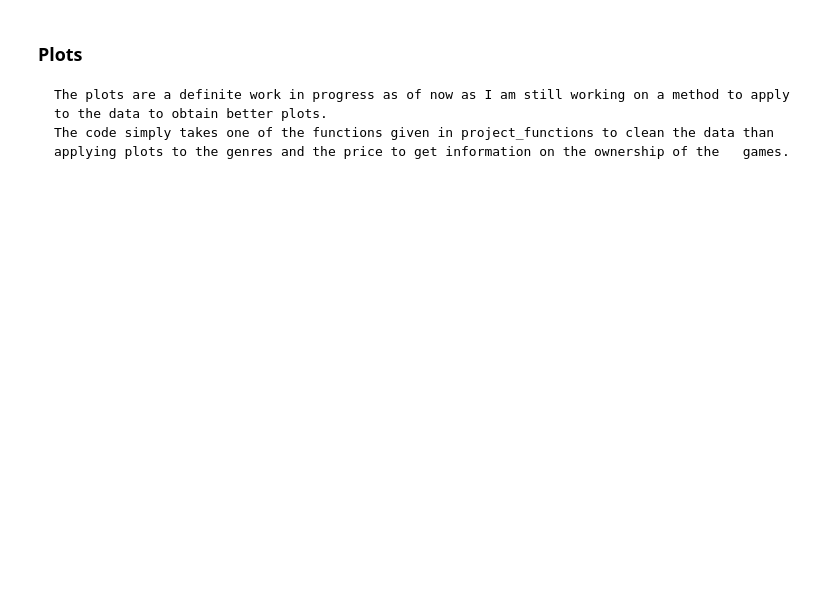
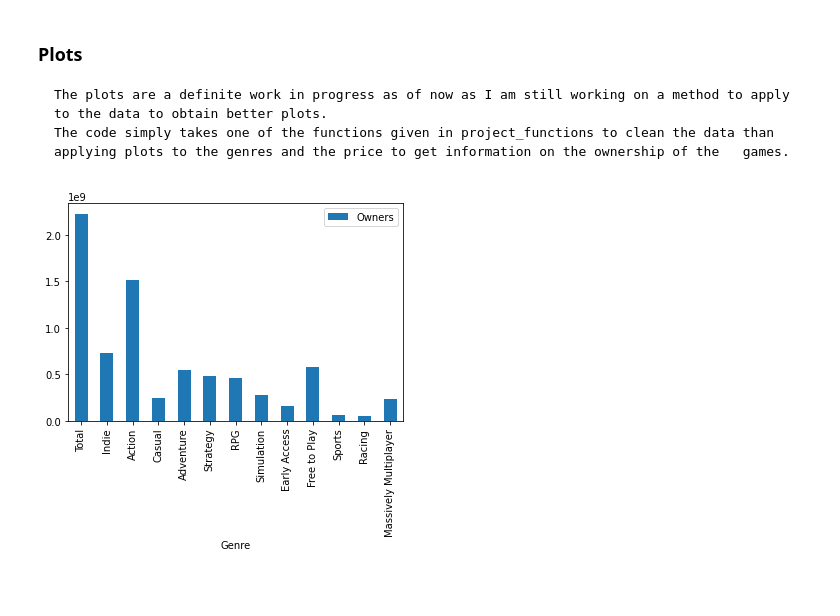
Before and after one commit to bengy124/Data-301-Final-Project, a Jupyter notebook: analysis/Cawston/Milestone2.ipynb, the cells around one changed output. Cells and saved outputs as stored; diff of their text form; code cells hidden in the pictures; blank space fills up the shorter version.

```diff
--- a/analysis/Cawston/Milestone2.ipynb
+++ b/analysis/Cawston/Milestone2.ipynb
@@ -28,3 +21,9 @@ print("done")
 ### Plots
     The plots are a definite work in progress as of now as I am still working on a method to apply to the data to obtain better plots.
     The code simply takes one of the functions given in project_functions to clean the data than applying plots to the genres and the price to get information on the ownership of the   games.
+# %%
+project_functions.plotOwners(df)
+# %% [output]
+[figure, added]
+# %% [markdown]
+###
```
Also changed, not shown: parts of 1 cell of this notebook, 3 other files.
